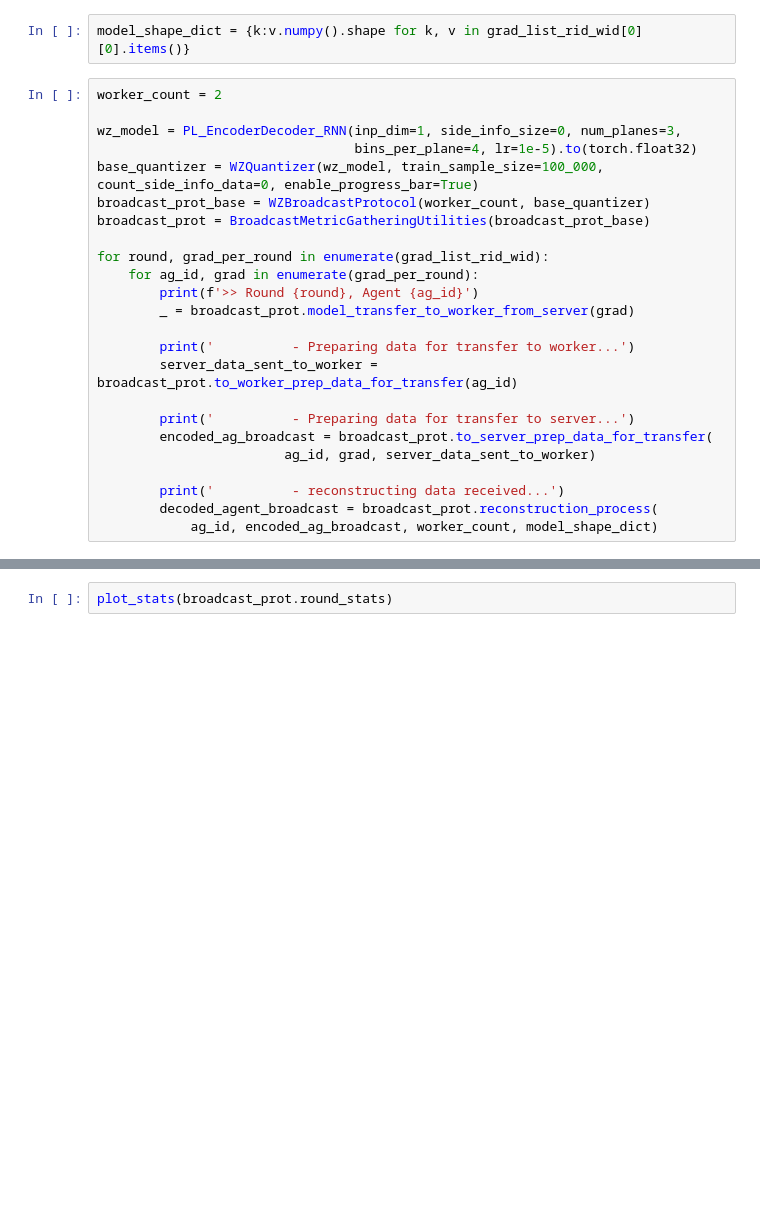
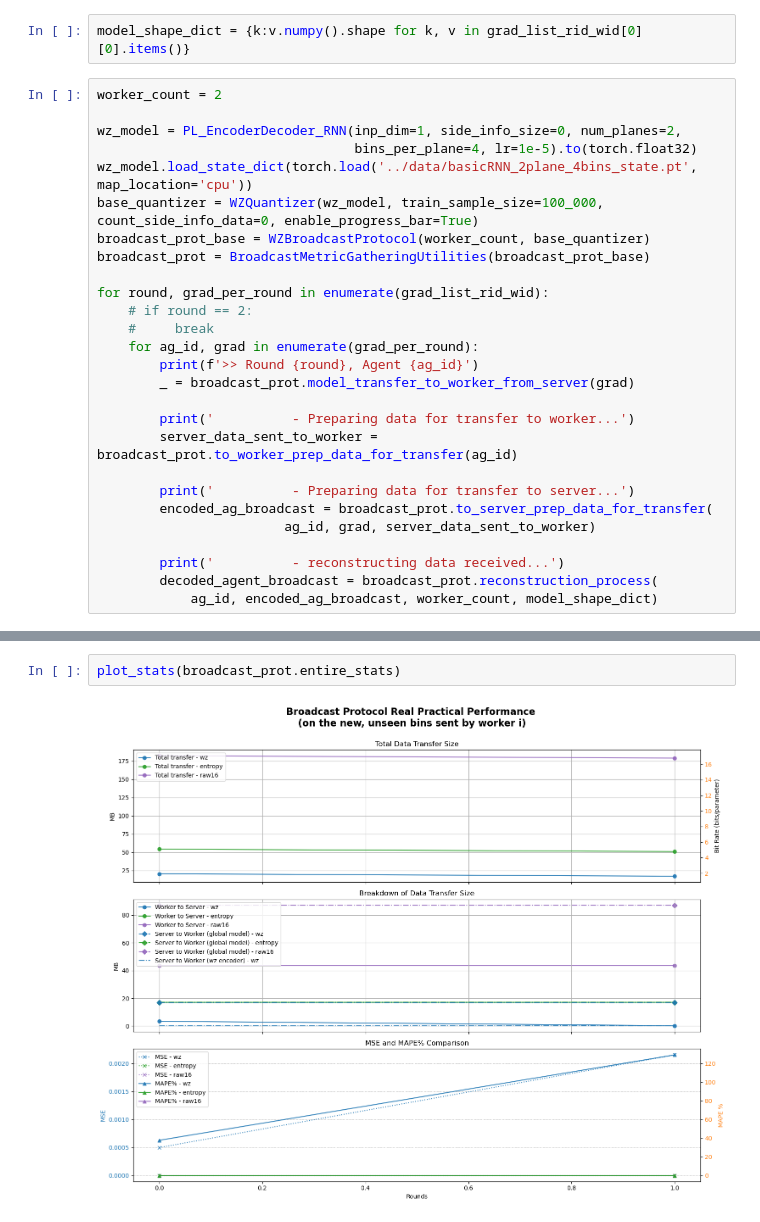
Before and after one commit to HosseinOutward/VUB-ACS-25_Thesis, a Jupyter notebook: experiments/finding_a_good_protocol.ipynb, the cells around one changed output, grey strips where cells are left out. Drawn from its saved outputs; the diff is of its cells as text; blank space fills up the shorter version.

Commit message:
made a much better basicrnn but need to modify the protocol too.

```diff
--- a/experiments/finding_a_good_protocol.ipynb
+++ b/experiments/finding_a_good_protocol.ipynb
@@ -31,13 +31,16 @@ model_shape_dict = {k:v.numpy().shape for k, v in grad_list_rid_wid[0][0].items(
 # %%
 worker_count = 2
 
-wz_model = PL_EncoderDecoder_RNN(inp_dim=1, side_info_size=0, num_planes=3,
+wz_model = PL_EncoderDecoder_RNN(inp_dim=1, side_info_size=0, num_planes=2,
                                  bins_per_plane=4, lr=1e-5).to(torch.float32)
+wz_model.load_state_dict(torch.load('../data/basicRNN_2plane_4bins_state.pt', map_location='cpu'))
 base_quantizer = WZQuantizer(wz_model, train_sample_size=100_000, count_side_info_data=0, enable_progress_bar=True)
 broadcast_prot_base = WZBroadcastProtocol(worker_count, base_quantizer)
 broadcast_prot = BroadcastMetricGatheringUtilities(broadcast_prot_base)
 
 for round, grad_per_round in enumerate(grad_list_rid_wid):
+    # if round == 2:
+    #     break
     for ag_id, grad in enumerate(grad_per_round):
         print(f'>> Round {round}, Agent {ag_id}')
         _ = broadcast_prot.model_transfer_to_worker_from_server(grad)
@@ -57,2 +77,4 @@ for round, grad_per_round in enumerate(grad_list_rid_wid):
 # %%
-plot_stats(broadcast_prot.round_stats)
+plot_stats(broadcast_prot.entire_stats)
+# %% [output]
+[figure, added]
```
Also changed, not shown: parts of 1 cell of this notebook, 4 other files.
